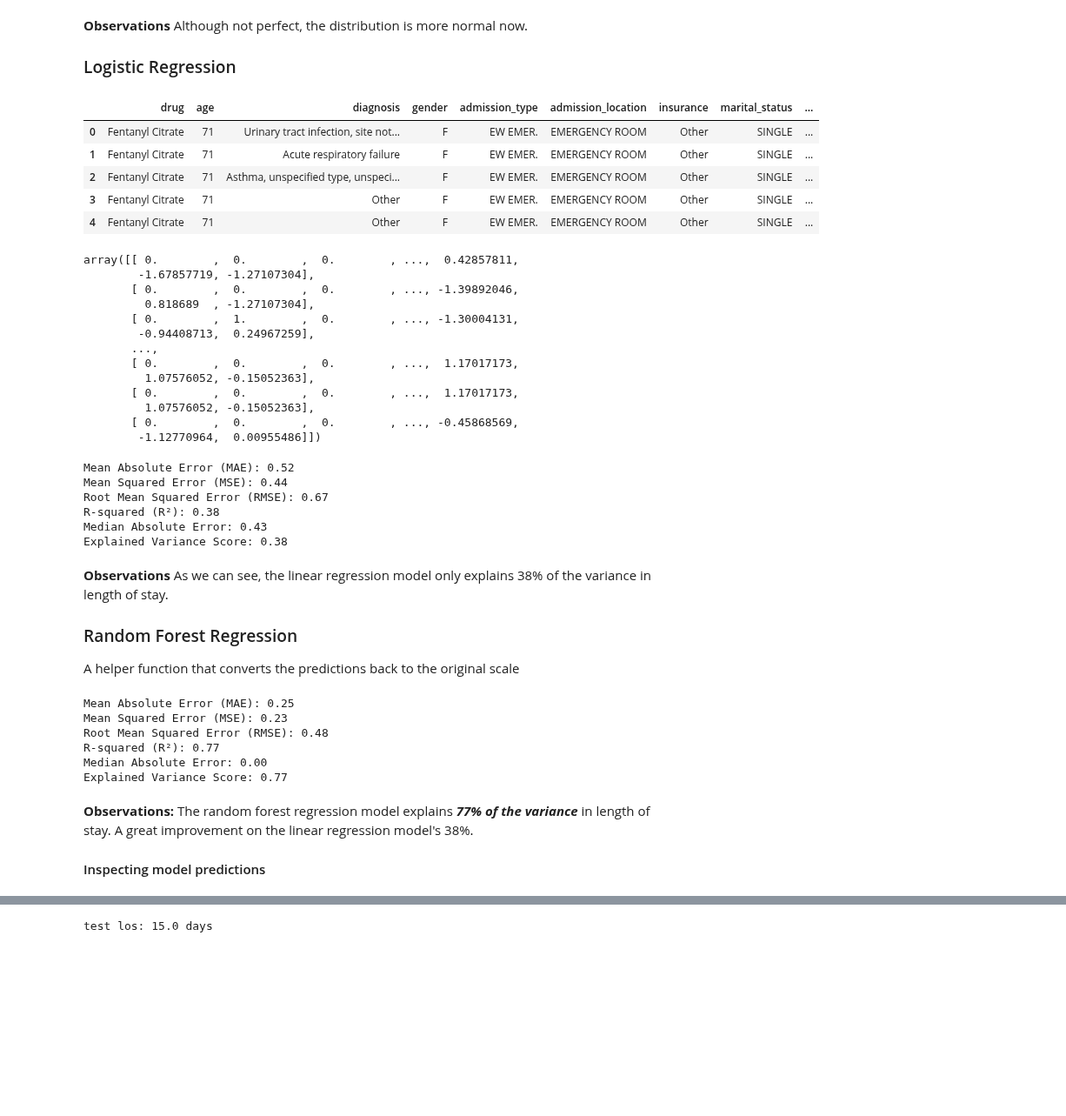
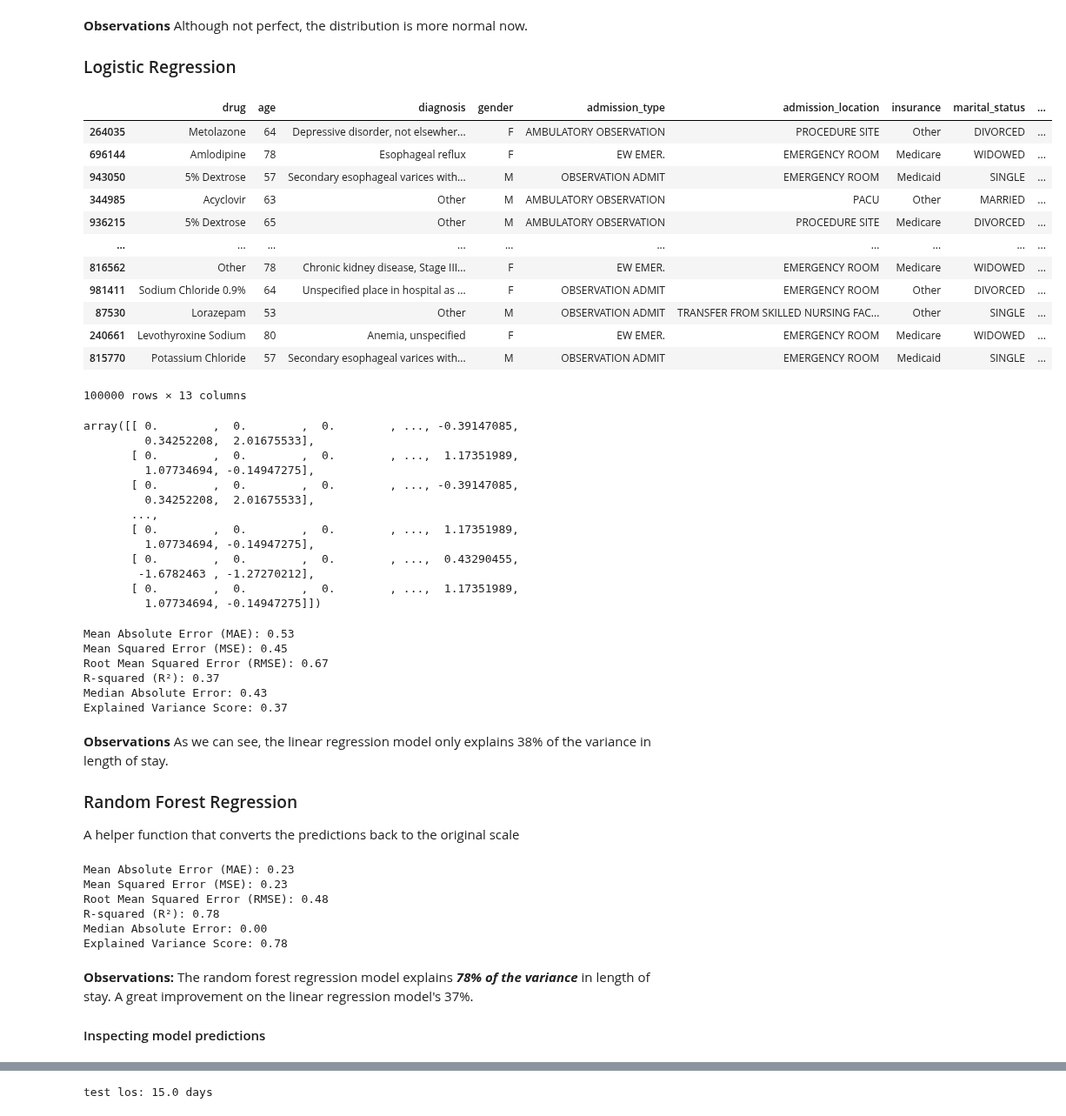
Before and after one commit to bizzfuzz/CHOP-comprehensive-hospital-outcome-prediction-system, a Jupyter notebook: models.ipynb, the cells around one changed output, grey strips where cells are left out. Shown at 87% size. Cells and saved outputs as stored; diff of their text form; code cells hidden in the pictures; blank space fills up the shorter version.

```diff
--- a/models.ipynb
+++ b/models.ipynb
@@ -173,55 +178,63 @@ Although not perfect, the distribution is more normal now.
 # %%
 los_df = model_df.copy()
 dfh.drop_columns(
     los_df,[
         "died"
     ]
 )
 categorical = list(dfh.categorical_columns(los_df))
 continuous = list(dfh.numerical_columns(los_df))
 continuous.remove('length_of_stay_boxcox')
 
 numerical_transformer = Pipeline(steps=[
     ('scaler', StandardScaler())  # Standardize numerical features
 ])
 
 categorical_transformer = Pipeline(steps=[
     ('onehot', OneHotEncoder(sparse_output=False, handle_unknown='ignore', drop="first"))  # One-hot encode categorical features
 ])
 
 preprocessor = ColumnTransformer(
     transformers=[
         ('cat', categorical_transformer, categorical),
         ('num', numerical_transformer, continuous),
     ],
 )
-los_df.head()
+los_df = los_df.sample(100000, random_state=42)
+los_df
 # %% [output]
 |  | drug | age | diagnosis | gender | admission_type | admission_location | insurance | marital_status | ... |
-| 0 | Fentanyl Citrate | 71 | Urinary tract infection, site not... | F | EW EMER. | EMERGENCY ROOM | Other | SINGLE | ... |
-| 1 | Fentanyl Citrate | 71 | Acute respiratory failure | F | EW EMER. | EMERGENCY ROOM | Other | SINGLE | ... |
-| 2 | Fentanyl Citrate | 71 | Asthma, unspecified type, unspeci... | F | EW EMER. | EMERGENCY ROOM | Other | SINGLE | ... |
-| 3 | Fentanyl Citrate | 71 | Other | F | EW EMER. | EMERGENCY ROOM | Other | SINGLE | ... |
-| 4 | Fentanyl Citrate | 71 | Other | F | EW EMER. | EMERGENCY ROOM | Other | SINGLE | ... |
+| 264035 | Metolazone | 64 | Depressive disorder, not elsewher... | F | AMBULATORY OBSERVATION | PROCEDURE SITE | Other | DIVORCED | ... |
+| 696144 | Amlodipine | 78 | Esophageal reflux | F | EW EMER. | EMERGENCY ROOM | Medicare | WIDOWED | ... |
+| 943050 | 5% Dextrose | 57 | Secondary esophageal varices with... | M | OBSERVATION ADMIT | EMERGENCY ROOM | Medicaid | SINGLE | ... |
+| 344985 | Acyclovir | 63 | Other | M | AMBULATORY OBSERVATION | PACU | Other | MARRIED | ... |
+| 936215 | 5% Dextrose | 65 | Other | M | AMBULATORY OBSERVATION | PROCEDURE SITE | Medicare | DIVORCED | ... |
+| ... | ... | ... | ... | ... | ... | ... | ... | ... | ... |
+| 816562 | Other | 78 | Chronic kidney disease, Stage III... | F | EW EMER. | EMERGENCY ROOM | Medicare | WIDOWED | ... |
+| 981411 | Sodium Chloride 0.9% | 64 | Unspecified place in hospital as ... | F | OBSERVATION ADMIT | EMERGENCY ROOM | Other | DIVORCED | ... |
+| 87530 | Lorazepam | 53 | Other | M | OBSERVATION ADMIT | TRANSFER FROM SKILLED NURSING FAC... | Other | SINGLE | ... |
+| 240661 | Levothyroxine Sodium | 80 | Anemia, unspecified | F | EW EMER. | EMERGENCY ROOM | Medicare | WIDOWED | ... |
+| 815770 | Potassium Chloride | 57 | Secondary esophageal varices with... | M | OBSERVATION ADMIT | EMERGENCY ROOM | Medicaid | SINGLE | ... |
+100000 rows × 13 columns
 # %%
 los_xtrain, los_xtest, los_ytrain, los_ytest = dfh.xy_split(los_df, "length_of_stay_boxcox")
 los_xtrain_transformed = preprocessor.fit_transform(los_xtrain)
 los_xtest_transformed = preprocessor.transform(los_xtest)
 los_xtest_transformed
 # %% [output]
-array([[ 0.        ,  0.        ,  0.        , ...,  0.42857811,
-        -1.67857719, -1.27107304],
-       [ 0.        ,  0.        ,  0.        , ..., -1.39892046,
-         0.818689  , -1.27107304],
-       [ 0.        ,  1.        ,  0.        , ..., -1.30004131,
-        -0.94408713,  0.24967259],
+array([[ 0.        ,  0.        ,  0.        , ..., -0.39147085,
+         0.34252208,  2.01675533],
+       [ 0.        ,  0.        ,  0.        , ...,  1.17351989,
+         1.07734694, -0.14947275],
+       [ 0.        ,  0.        ,  0.        , ..., -0.39147085,
+         0.34252208,  2.01675533],
        ...,
-       [ 0.        ,  0.        ,  0.        , ...,  1.17017173,
-         1.07576052, -0.15052363],
-       [ 0.        ,  0.        ,  0.        , ...,  1.17017173,
-         1.07576052, -0.15052363],
-       [ 0.        ,  0.        ,  0.        , ..., -0.45868569,
-        -1.12770964,  0.00955486]])
+       [ 0.        ,  0.        ,  0.        , ...,  1.17351989,
+         1.07734694, -0.14947275],
+       [ 0.        ,  0.        ,  0.        , ...,  0.43290455,
+        -1.6782463 , -1.27270212],
+       [ 0.        ,  0.        ,  0.        , ...,  1.17351989,
+         1.07734694, -0.14947275]])
 # %%
 import pickle
 
@@ -246,12 +259,12 @@ lr.fit(los_xtrain_transformed, los_ytrain)
 y_pred = lr.predict(los_xtest_transformed)
 dfh.evaluate_model(y_pred, los_ytest)
 # %% [output]
-Mean Absolute Error (MAE): 0.52
-Mean Squared Error (MSE): 0.44
+Mean Absolute Error (MAE): 0.53
+Mean Squared Error (MSE): 0.45
 Root Mean Squared Error (RMSE): 0.67
-R-squared (R²): 0.38
+R-squared (R²): 0.37
 Median Absolute Error: 0.43
-Explained Variance Score: 0.38
+Explained Variance Score: 0.37
 # %% [markdown]
 **Observations**
 As we can see, the linear regression model only explains 38% of the variance in length of stay.
@@ -276,15 +289,15 @@ dtr.fit(los_xtrain_transformed, los_ytrain)
 y_pred_dt = dtr.predict(los_xtest_transformed)
 dfh.evaluate_model(y_pred_dt, los_ytest)
 # %% [output]
-Mean Absolute Error (MAE): 0.25
+Mean Absolute Error (MAE): 0.23
 Mean Squared Error (MSE): 0.23
 Root Mean Squared Error (RMSE): 0.48
-R-squared (R²): 0.77
+R-squared (R²): 0.78
 Median Absolute Error: 0.00
-Explained Variance Score: 0.77
+Explained Variance Score: 0.78
 # %% [markdown]
 **Observations:**
-The random forest regression model explains ***77% of the variance*** in length of stay. A  great improvement on the linear regression model's 38%.
+The random forest regression model explains ***78% of the variance*** in length of stay. A  great improvement on the linear regression model's 37%.
 
 #### Inspecting model predictions
 # %%
```
Also changed, not shown: parts of 13 cells of this notebook.
